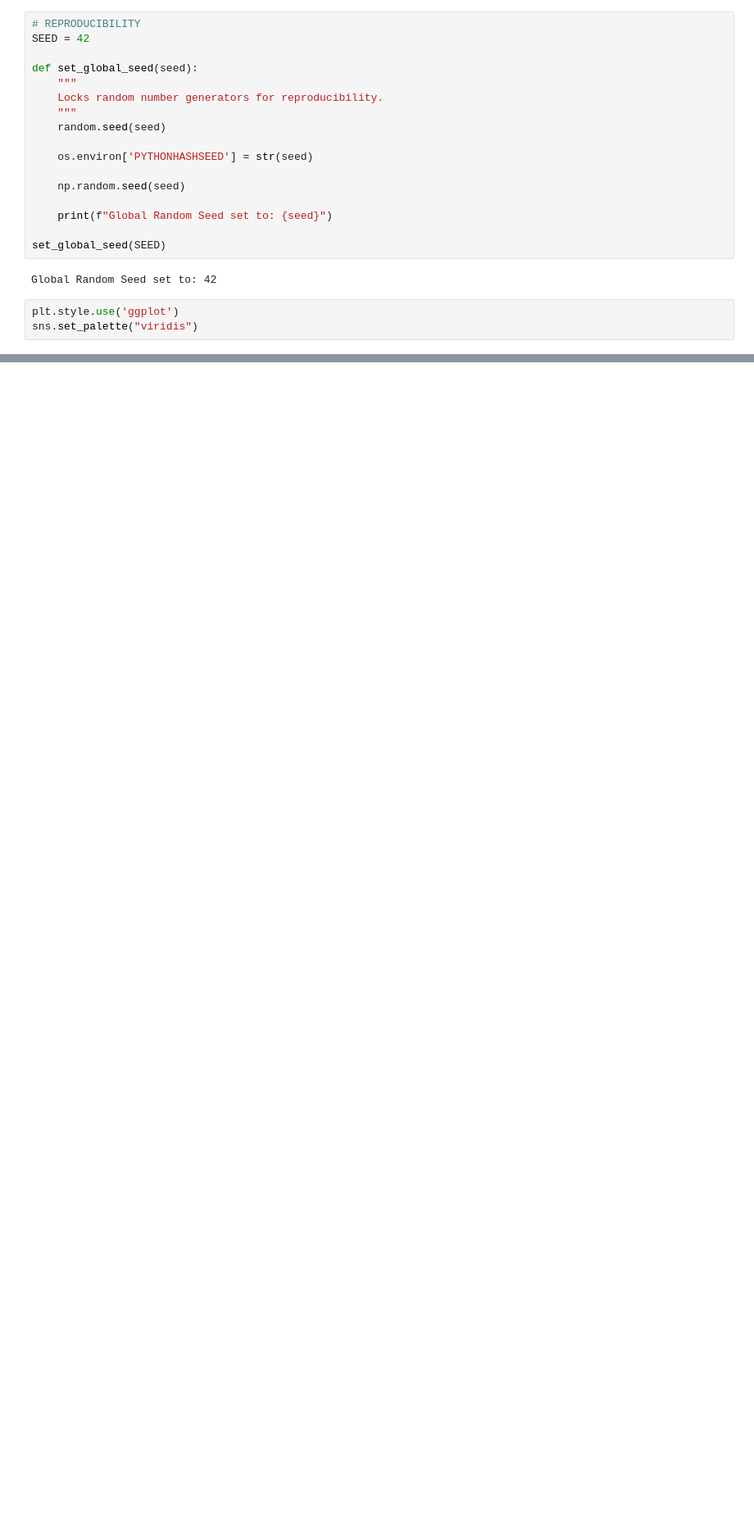
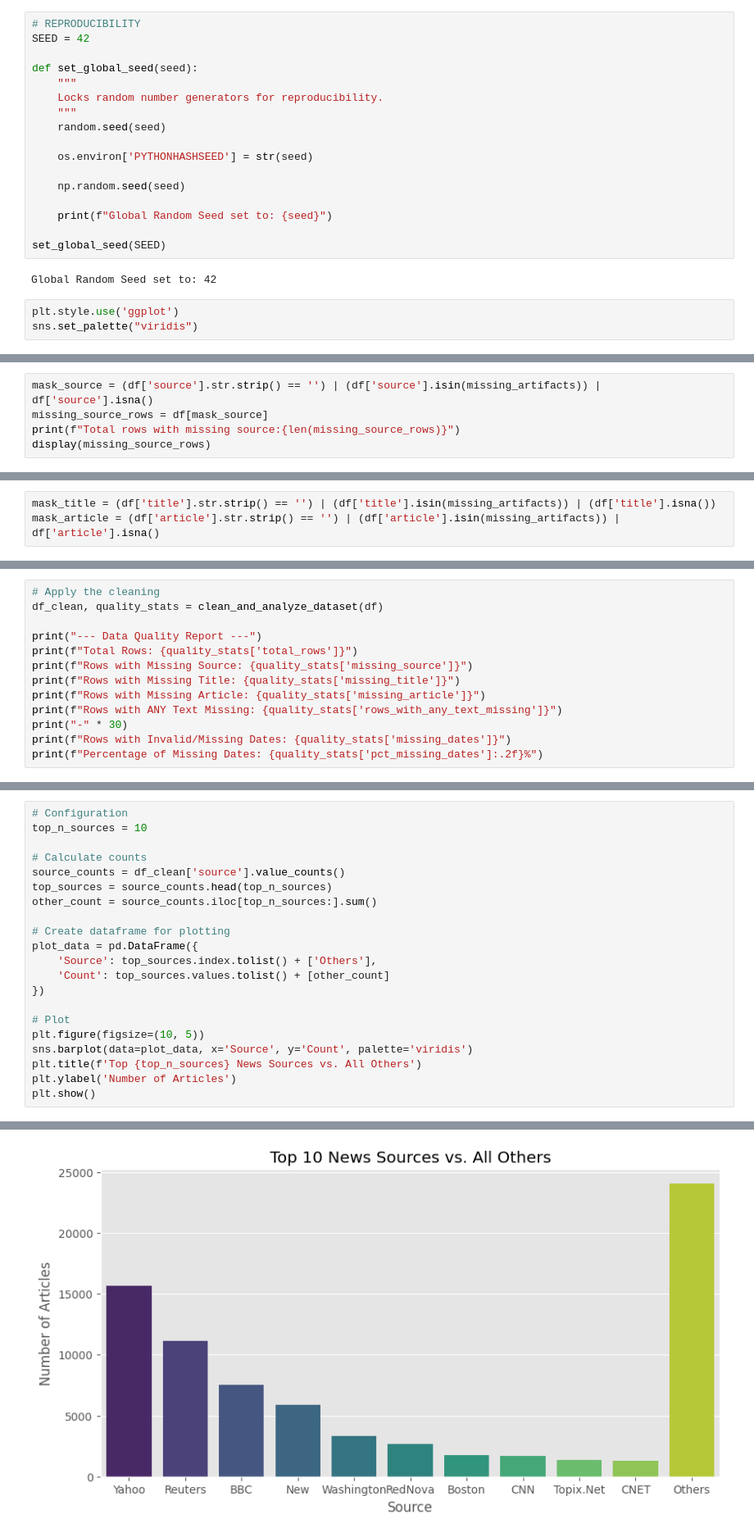
Before and after one commit to AgricolaC/DSML_News_Classification, a Jupyter notebook: eda.ipynb, the cells around one changed output, grey strips where cells are left out. Shown at 82% size. Drawn from its saved outputs; the diff is of its cells as text; blank space fills up the shorter version.

```diff
--- a/eda.ipynb
+++ b/eda.ipynb
@@ -903,0 +221,5 @@ Evaluation Rows with Artifacts: 482 (2.4%)
+# %%
+mask_source = (df['source'].str.strip() == '') | (df['source'].isin(missing_artifacts)) | df['source'].isna()
+missing_source_rows = df[mask_source]
+print(f"Total rows with missing source:{len(missing_source_rows)}")
+display(missing_source_rows)
@@ -903,0 +278,3 @@ Evaluation Rows with Artifacts: 482 (2.4%)
+# %%
+mask_title = (df['title'].str.strip() == '') | (df['title'].isin(missing_artifacts)) | (df['title'].isna())
+mask_article = (df['article'].str.strip() == '') | (df['article'].isin(missing_artifacts)) | df['article'].isna()
@@ -903,0 +351,13 @@ Evaluation Rows with Artifacts: 482 (2.4%)
+# %%
+# Apply the cleaning
+df_clean, quality_stats = clean_and_analyze_dataset(df)
+
+print("--- Data Quality Report ---")
+print(f"Total Rows: {quality_stats['total_rows']}")
+print(f"Rows with Missing Source: {quality_stats['missing_source']}")
+print(f"Rows with Missing Title: {quality_stats['missing_title']}")
+print(f"Rows with Missing Article: {quality_stats['missing_article']}")
+print(f"Rows with ANY Text Missing: {quality_stats['rows_with_any_text_missing']}")
+print("-" * 30)
+print(f"Rows with Invalid/Missing Dates: {quality_stats['missing_dates']}")
+print(f"Percentage of Missing Dates: {quality_stats['pct_missing_dates']:.2f}%")
@@ -903,0 +545,22 @@ Evaluation Rows with Artifacts: 482 (2.4%)
+# %%
+# Configuration
+top_n_sources = 10
+
+# Calculate counts
+source_counts = df_clean['source'].value_counts()
+top_sources = source_counts.head(top_n_sources)
+other_count = source_counts.iloc[top_n_sources:].sum()
+
+# Create dataframe for plotting
+plot_data = pd.DataFrame({
+    'Source': top_sources.index.tolist() + ['Others'],
+    'Count': top_sources.values.tolist() + [other_count]
+})
+
+# Plot
+plt.figure(figsize=(10, 5))
+sns.barplot(data=plot_data, x='Source', y='Count', palette='viridis')
+plt.title(f'Top {top_n_sources} News Sources vs. All Others')
+plt.ylabel('Number of Articles')
+plt.show()
+# %% [output]
@@ -903,0 +570 @@ Evaluation Rows with Artifacts: 482 (2.4%)
+[figure, added]
```
Also changed, not shown: parts of 125 cells of this notebook.
